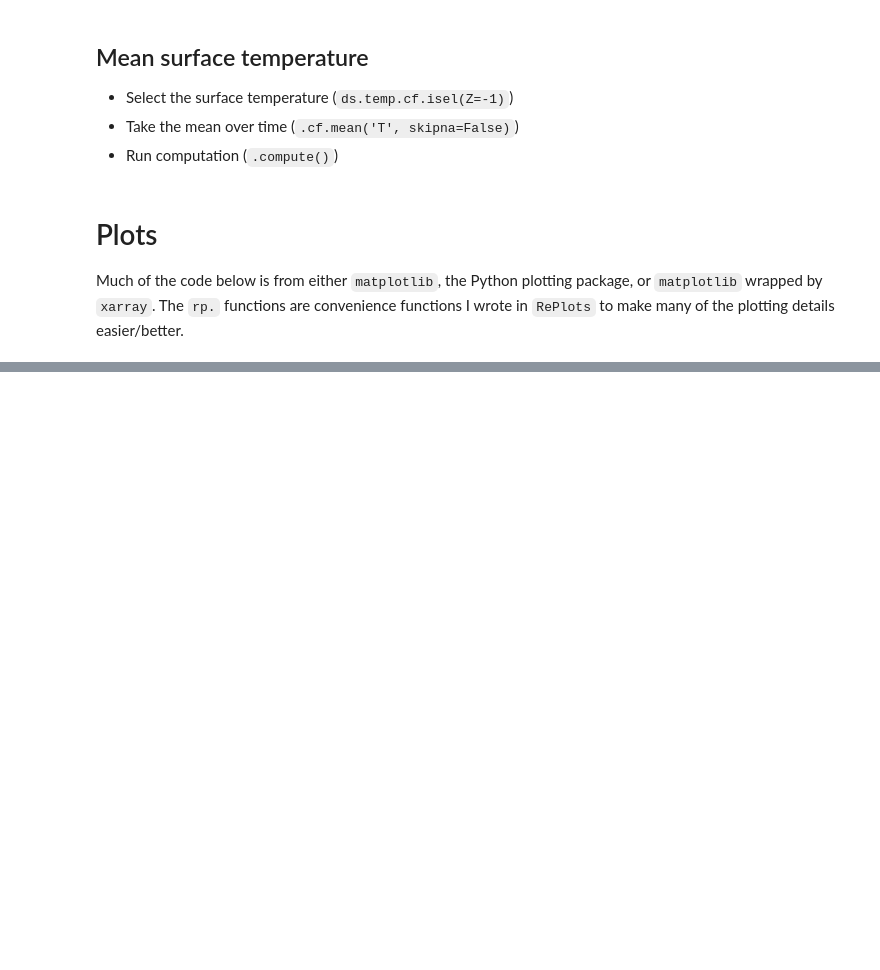
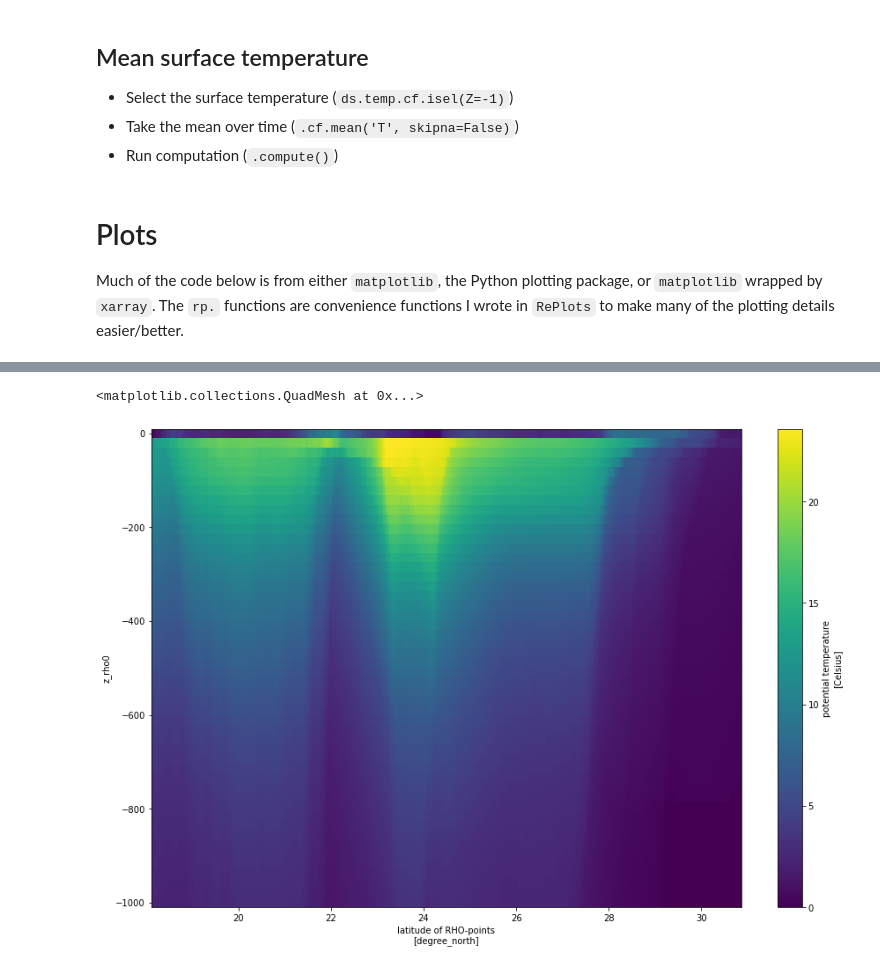
Before and after one commit to abishekg7/RePlots, a Jupyter notebook: examples/workflow2.ipynb, the cells around one changed output, grey strips where cells are left out. Saved outputs shown, nothing was run; the diff lists cells and outputs as text; code cells hidden in the pictures; blank space fills up the shorter version.

```diff
--- a/examples/workflow2.ipynb
+++ b/examples/workflow2.ipynb
@@ -208,0 +565,29 @@ rp.cbar(im, ax=[ax7,ax8], label='$' + EKE.units +'$', shrink=0.8, labelsize='lar
+# %%
+varin = ds['temp'].mean('ocean_time')
+ds['zon_gridmean'] = varin.xroms.gridmean('X')  # this uses xgcm to properly calculate the horizontal grid metrics
+# this is just to add in the latitudes afterward which I would think you'd want for plotting
+# which value used in `isel(xi_rho=0)` isn't important since they all give the same latitudes
+ds['zon_gridmean']['lat_rho'] = varin.lat_rho.isel(xi_rho=0).broadcast_like(ds['zon_gridmean'])
+#ds['zon_gridmean']['z_rho0'] = varin.z_rho0.isel(xi_rho=0).broadcast_like(ds['zon_gridmean'])
+#zon_gridmean.plot()
+ds['zon_gridmean']
+
+
+#fig = plt.figure(figsize=(15,13))
+# we will have 3 rows of plots and 3 columns of plots
+#nrows, ncols = 1, 1
+
+#titlesize = 16
+#ticksize = 12
+
+
+## Mean SSTs ##
+# set up subplot in location 1 (top left) with a projection since it is a map
+#ax1 = plt.subplot(nrows, ncols, 1, projection=proj)
+# call the setup_map convenience function to get the basics into the map
+# this returns a dictionary of items to input to your subsequent plotting calls
+#pargs, oargs = setup_map(ax=ax1,proj=proj, title='Mean SST', titlesize=titlesize,
+#                            ticklabelsize=ticksize, subargs={'label': 'a', 'loc': 'bottom left'})
+
+#ds['zon_gridmean'].cf.plot.pcolormesh(x='Y',y='Z')
+#zon_gridmean.cmo.cfpcolormesh(**pargs)
@@ -208,0 +667,13 @@ rp.cbar(im, ax=[ax7,ax8], label='$' + EKE.units +'$', shrink=0.8, labelsize='lar
+# %%
+varin = ds['temp'].mean('ocean_time')
+
+# interpolate to constant depths
+depths = np.linspace(-1, -1000, 50)
+varout = varin.xroms.isoslice(depths, iso_array=varin.z_rho0)  # have to input iso_array because z_rho isn't present after time mean
+# this is the attribute necessary for cf-xarray to recognize this coordinate as the "vertical" coordinates. This probably should be better
+# but needs to be fixed with cf-xarray
+varout['z_rho0'].attrs["positive"] = "up"
+
+zon_gridmean = varout.xroms.gridmean('X')
+zon_gridmean['lat_rho'] = varin.lat_rho.isel(xi_rho=0, drop=True).broadcast_like(zon_gridmean)
+zon_gridmean.cf.describe()
@@ -208,0 +699,6 @@ rp.cbar(im, ax=[ax7,ax8], label='$' + EKE.units +'$', shrink=0.8, labelsize='lar
+# %%
+fig, ax = plt.subplots(1, 1, figsize=(15,10))
+zon_gridmean.cf.plot.pcolormesh(x='latitude',y='vertical')
+# %% [output]
+<matplotlib.collections.QuadMesh at 0x...>
+[figure, added]
```
Also changed, not shown: parts of 26 cells of this notebook, 4 other files.
